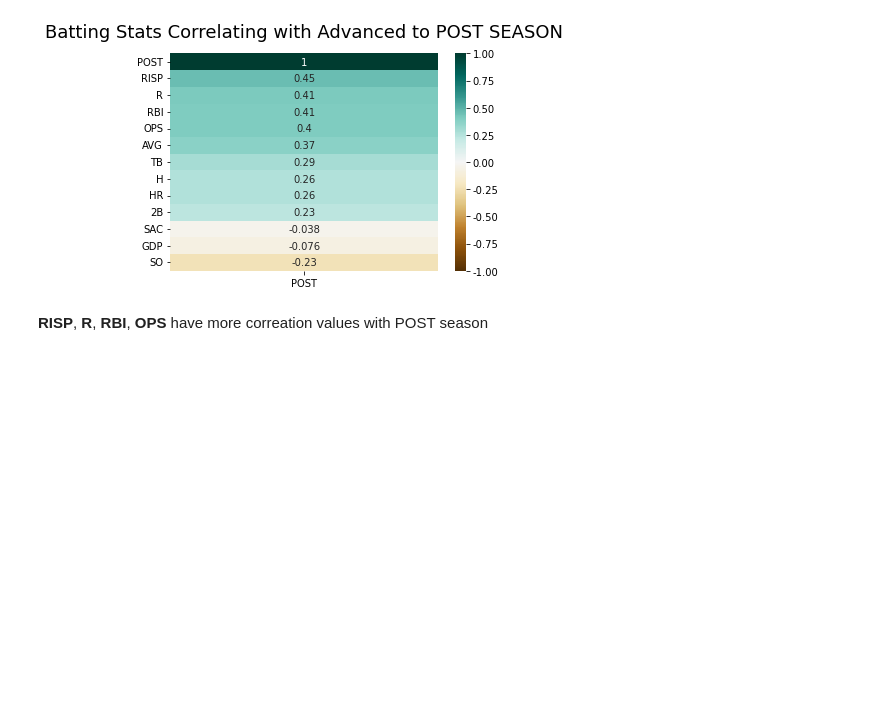
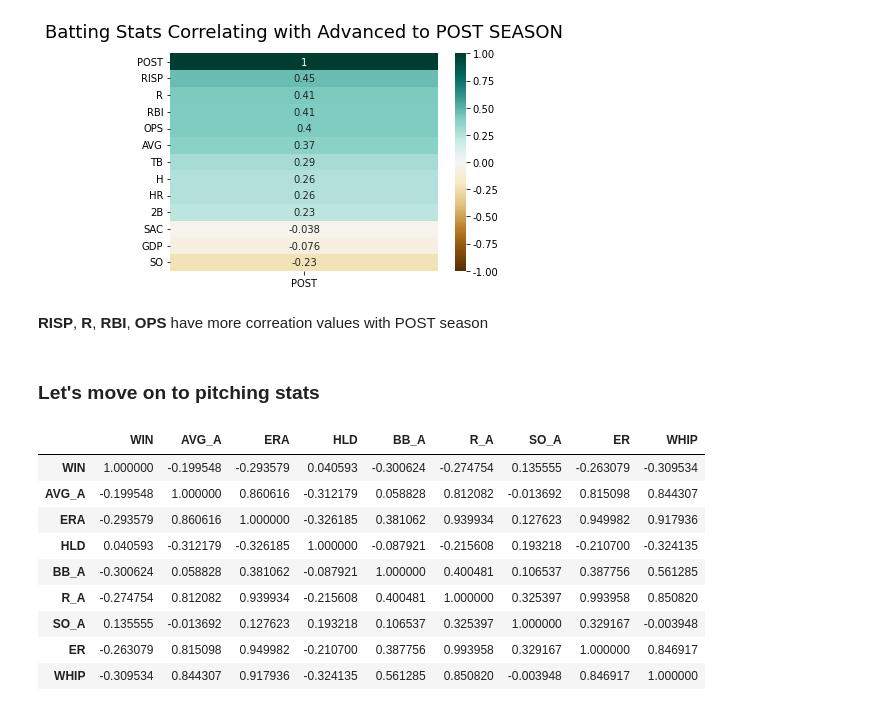
Before and after one commit to Teosoft7/predict_kbo, a Jupyter notebook: eda_team_stats.ipynb, the cells around one changed output. Drawn from its saved outputs; the diff is of its cells as text; code cells hidden in the pictures; blank space fills up the shorter version.

```diff
--- a/eda_team_stats.ipynb
+++ b/eda_team_stats.ipynb
@@ -244,3 +244,5 @@ heatmap.set_title('Batting Stats Correlating with Advanced to POST SEASON',
 [figure]
 # %% [markdown]
 **RISP**, **R**, **RBI**, **OPS** have more correation values with POST season
+# %% [markdown]
+### Let's move on to pitching stats
@@ -246,0 +252,13 @@ heatmap.set_title('Batting Stats Correlating with Advanced to POST SEASON',
+# %%
+pitch_corr
+# %% [output]
+|  | WIN | AVG_A | ERA | HLD | BB_A | R_A | SO_A | ER | WHIP |
+| WIN | 1.000000 | -0.199548 | -0.293579 | 0.040593 | -0.300624 | -0.274754 | 0.135555 | -0.263079 | -0.309534 |
+| AVG_A | -0.199548 | 1.000000 | 0.860616 | -0.312179 | 0.058828 | 0.812082 | -0.013692 | 0.815098 | 0.844307 |
+| ERA | -0.293579 | 0.860616 | 1.000000 | -0.326185 | 0.381062 | 0.939934 | 0.127623 | 0.949982 | 0.917936 |
+| HLD | 0.040593 | -0.312179 | -0.326185 | 1.000000 | -0.087921 | -0.215608 | 0.193218 | -0.210700 | -0.324135 |
+| BB_A | -0.300624 | 0.058828 | 0.381062 | -0.087921 | 1.000000 | 0.400481 | 0.106537 | 0.387756 | 0.561285 |
+| R_A | -0.274754 | 0.812082 | 0.939934 | -0.215608 | 0.400481 | 1.000000 | 0.325397 | 0.993958 | 0.850820 |
+| SO_A | 0.135555 | -0.013692 | 0.127623 | 0.193218 | 0.106537 | 0.325397 | 1.000000 | 0.329167 | -0.003948 |
+| ER | -0.263079 | 0.815098 | 0.949982 | -0.210700 | 0.387756 | 0.993958 | 0.329167 | 1.000000 | 0.846917 |
+| WHIP | -0.309534 | 0.844307 | 0.917936 | -0.324135 | 0.561285 | 0.850820 | -0.003948 | 0.846917 | 1.000000 |
```
Also changed, not shown: parts of 7 cells of this notebook.
